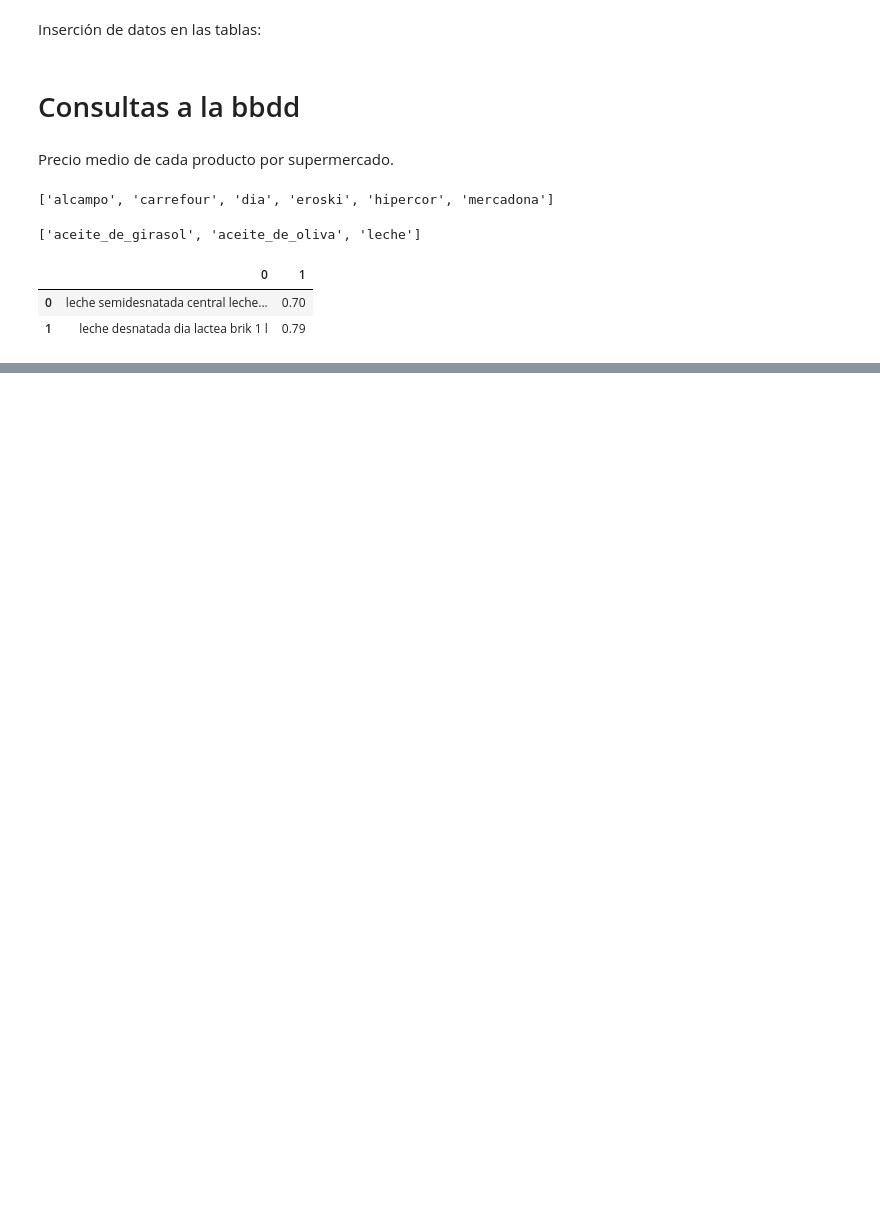
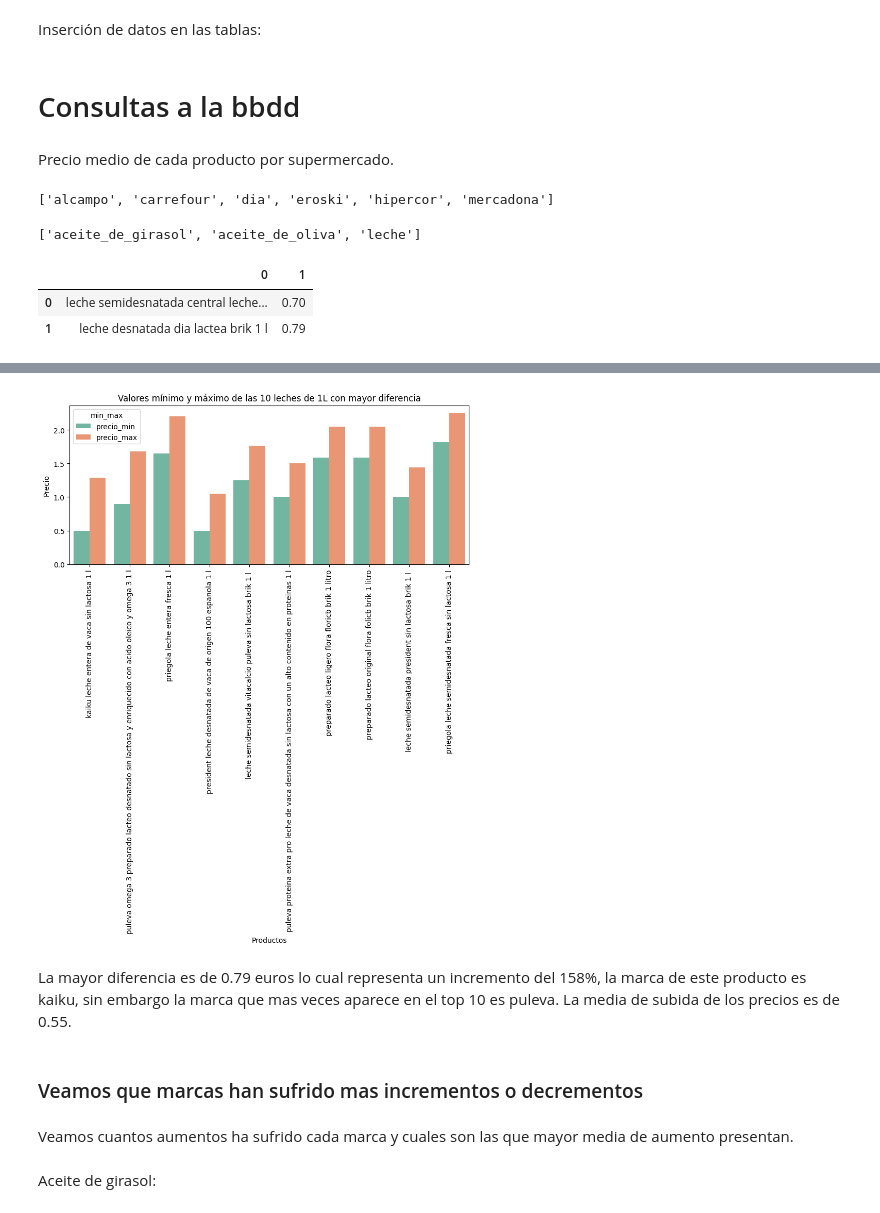
Before and after one commit to elenacano/Proyecto4-AnalisisFacua, a Jupyter notebook: notebooks/4-consultas_bbdd.ipynb, the cells around one changed output, grey strips where cells are left out. Saved outputs shown, nothing was run; the diff lists cells and outputs as text; code cells hidden in the pictures; blank space fills up the shorter version.

```diff
--- a/notebooks/4-consultas_bbdd.ipynb
+++ b/notebooks/4-consultas_bbdd.ipynb
@@ -82,0 +236,21 @@ pd.DataFrame(cursor.fetchall()).head(2)
+# %%
+consulta = """SELECT nombre, min(precio) AS precio_min, max(precio) AS precio_max, max(precio)-min(precio) AS diferencia, min(marca) as marca
+            FROM (SELECT c.nombre, c.precio, m.nombre AS marca
+                    FROM comparativa c
+                    INNER JOIN tipo_producto tp ON tp.id_producto =c.id_producto
+                    INNER JOIN marcas m ON m.id_marca = c.id_marca
+                    WHERE cantidad = '1 l' AND tp.nombre ='leche') AS taux
+            GROUP BY nombre
+            ORDER BY diferencia DESC
+            LIMIT 10;"""
+
+conexion = fa.conexion_bbdd("supermercados")
+cursor = conexion.cursor()
+cursor.execute(consulta)
+data = cursor.fetchall()
+
+# Extrae los nombres de las columnas de cursor.description
+column_names = [desc[0] for desc in cursor.description]
+
+# Crea el DataFrame con los nombres de columnas
+df_leche = pd.DataFrame(data, columns=column_names)
@@ -82,0 +283,22 @@ pd.DataFrame(cursor.fetchall()).head(2)
+# %%
+df_melt = df_leche.melt(id_vars="nombre", value_vars=["precio_min", "precio_max"], var_name="min_max", value_name="monto")
+
+plt.figure(figsize=(10, 4))
+sns.barplot(x="nombre", y="monto", hue="min_max", palette="Set2", data=df_melt)
+
+plt.title("Valores mínimo y máximo de las 10 leches de 1L con mayor diferencia")
+
+plt.xticks(rotation=90)
+plt.xlabel("Productos")
+plt.ylabel("Precio")
+plt.show()
+# %% [output]
+[figure, added]
+# %% [markdown]
+La mayor diferencia es de 0.79 euros lo cual representa un incremento del 158%, la marca de este producto es kaiku, sin embargo la marca que mas veces aparece en el top 10 es puleva. La media de subida de los precios es de 0.55.
+# %% [markdown]
+### Veamos que marcas han sufrido mas incrementos o decrementos
+# %% [markdown]
+Veamos cuantos aumentos ha sufrido cada marca y cuales son las que mayor media de aumento presentan.
+# %% [markdown]
+Aceite de girasol:
```
Also changed, not shown: parts of 50 cells of this notebook, 2 other files.
